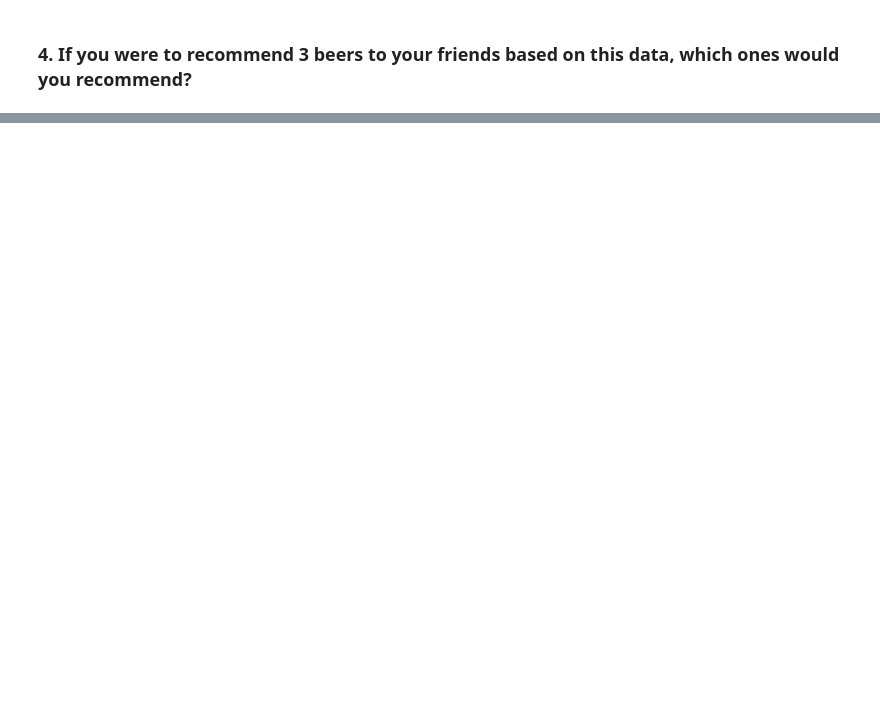
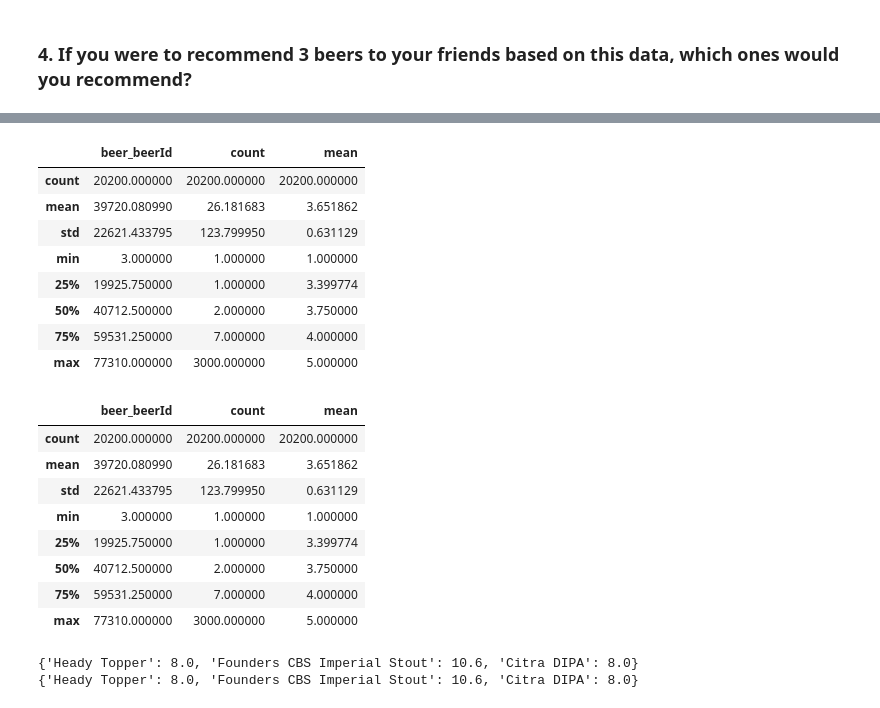
Before and after one commit to INA-95/beer_data_analysis, a Jupyter notebook: beer_data_analysis.ipynb, the cells around one changed output, grey strips where cells are left out. Cells and saved outputs as stored; diff of their text form; code cells hidden in the pictures; blank space fills up the shorter version.

```diff
--- a/beer_data_analysis.ipynb
+++ b/beer_data_analysis.ipynb
@@ -161,0 +207,5 @@ Name: review_overall, Length: 20200, dtype: float64
+# %%
+# number of users, review_overall
+
+temp = df.groupby(['beer_beerId'])['review_overall'].agg(['count', 'mean']).reset_index()
+temp.head()
@@ -161,0 +225,21 @@ Name: review_overall, Length: 20200, dtype: float64
+# %%
+temp.describe()
+# %% [output]
+|  | beer_beerId | count | mean |
+| count | 20200.000000 | 20200.000000 | 20200.000000 |
+| mean | 39720.080990 | 26.181683 | 3.651862 |
+| std | 22621.433795 | 123.799950 | 0.631129 |
+| min | 3.000000 | 1.000000 | 1.000000 |
+| 25% | 19925.750000 | 1.000000 | 3.399774 |
+| 50% | 40712.500000 | 2.000000 | 3.750000 |
+| 75% | 59531.250000 | 7.000000 | 4.000000 |
+| max | 77310.000000 | 3000.000000 | 5.000000 |
+|  | beer_beerId | count | mean |
+| count | 20200.000000 | 20200.000000 | 20200.000000 |
+| mean | 39720.080990 | 26.181683 | 3.651862 |
+| std | 22621.433795 | 123.799950 | 0.631129 |
+| min | 3.000000 | 1.000000 | 1.000000 |
+| 25% | 19925.750000 | 1.000000 | 3.399774 |
+| 50% | 40712.500000 | 2.000000 | 3.750000 |
+| 75% | 59531.250000 | 7.000000 | 4.000000 |
+| max | 77310.000000 | 3000.000000 | 5.000000 |
@@ -161,0 +250,19 @@ Name: review_overall, Length: 20200, dtype: float64
+# %%
+dic = {}
+
+df2 = df[['beer_beerId', 'beer_name', 'beer_ABV']]
+
+for beer_id, sub in df2.groupby('beer_beerId'):
+    if beer_id in top_3_id:
+        beer_name = set([n for n in sub['beer_name']])
+        beer_abv = set([a for a in sub['beer_ABV']])
+
+        for name in beer_name:
+            for abv in beer_abv:
+                if name not in dic.keys():
+                    dic[name] = abv
+
+print(dic)
+# %% [output]
+{'Heady Topper': 8.0, 'Founders CBS Imperial Stout': 10.6, 'Citra DIPA': 8.0}
+{'Heady Topper': 8.0, 'Founders CBS Imperial Stout': 10.6, 'Citra DIPA': 8.0}
```
Also changed, not shown: parts of 21 cells of this notebook.
